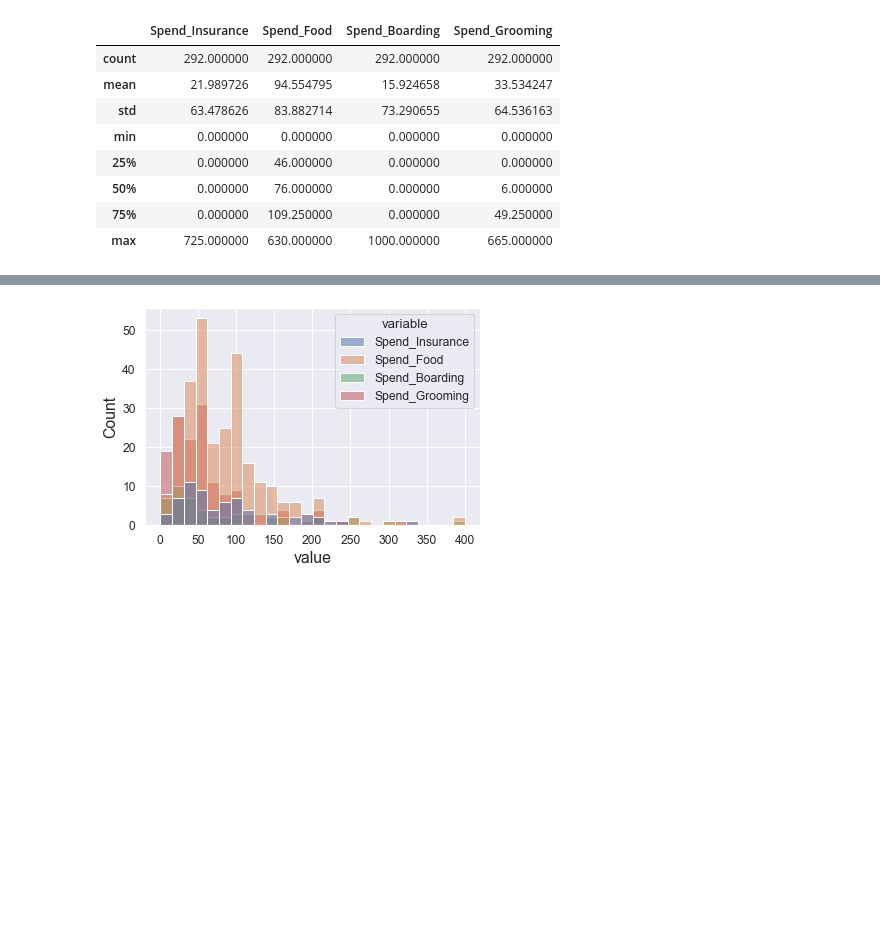
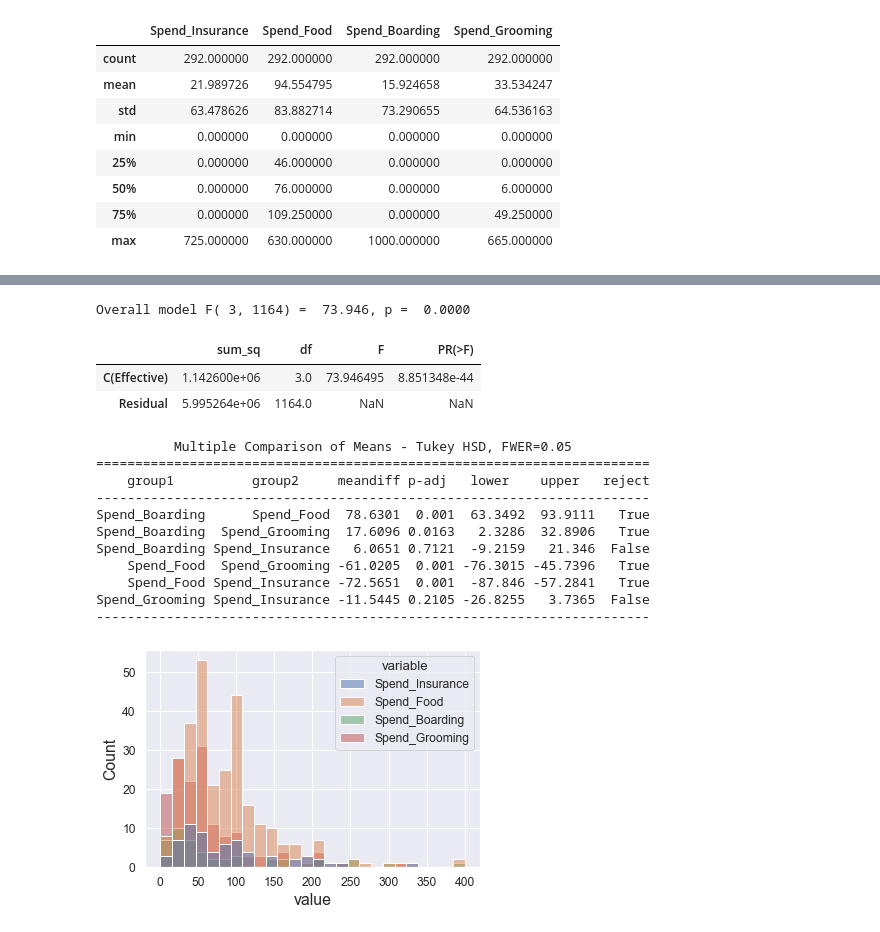
Before and after one commit to markhary/emba912_survey, a Jupyter notebook: ruby.ipynb, the cells around one changed output, grey strips where cells are left out. Saved outputs shown, nothing was run; the diff lists cells and outputs as text; code cells hidden in the pictures; blank space fills up the shorter version.

Commit message:
Added ANOVA analysis

```diff
--- a/ruby.ipynb
+++ b/ruby.ipynb
@@ -63,5 +75,22 @@ def create_histogram(data, name, save, ax=None):
         plt.show()
     return chart;
+# %%
+def anova_analysis(data, columns, variable, value):
+    data_combined = pd.melt(data[columns], var_name=variable, value_name=value)
+    ols_string = value + ' ~ C(' + variable + ')';
+    model = ols(ols_string, data_combined).fit()
+    model.summary()
+
+    # Seeing if the overall model is significant
+    print(f"Overall model F({model.df_model: .0f},{model.df_resid: .0f}) = {model.fvalue: .3f}, p = {model.f_pvalue: .4f}")
+
+    # Creates the ANOVA table
+    display(sm.stats.anova_lm(model, typ= 2))
+
+    #Post hoc test
+    mc = statsmodels.stats.multicomp.MultiComparison(data_combined[value],data_combined[variable])
+    mc_results = mc.tukeyhsd();
+    print(mc_results);
 # %%
 sns.set(font_scale=1.1)
 NO_YES = ["No", "Yes"]
@@ -349,3 +404,25 @@ survey_data[columns].describe()
+# %%
+spend_category = pd.DataFrame(columns=columns);
+spend_category = survey_data[columns];
+variable = "Effective";
+value = "Score"
+anova_analysis(spend_category, columns, variable, value);
+# %% [output]
+Overall model F( 3, 1164) =  73.946, p =  0.0000
+|  | sum_sq | df | F | PR(>F) |
+| C(Effective) | 1.142600e+06 | 3.0 | 73.946495 | 8.851348e-44 |
+| Residual | 5.995264e+06 | 1164.0 | NaN | NaN |
+          Multiple Comparison of Means - Tukey HSD, FWER=0.05
+=======================================================================
+    group1          group2     meandiff p-adj   lower    upper   reject
+-----------------------------------------------------------------------
+Spend_Boarding      Spend_Food  78.6301  0.001  63.3492  93.9111   True
+Spend_Boarding  Spend_Grooming  17.6096 0.0163   2.3286  32.8906   True
+Spend_Boarding Spend_Insurance   6.0651 0.7121  -9.2159   21.346  False
+    Spend_Food  Spend_Grooming -61.0205  0.001 -76.3015 -45.7396   True
+    Spend_Food Spend_Insurance -72.5651  0.001  -87.846 -57.2841   True
+Spend_Grooming Spend_Insurance -11.5445 0.2105 -26.8255   3.7365  False
+-----------------------------------------------------------------------
 # %%
 column="value"
 spend_combined_filtered = spend_combined[spend_combined[column].between(1, 400)][["variable","value"]]
```
Also changed, not shown: parts of 11 cells of this notebook, 53 other files.
